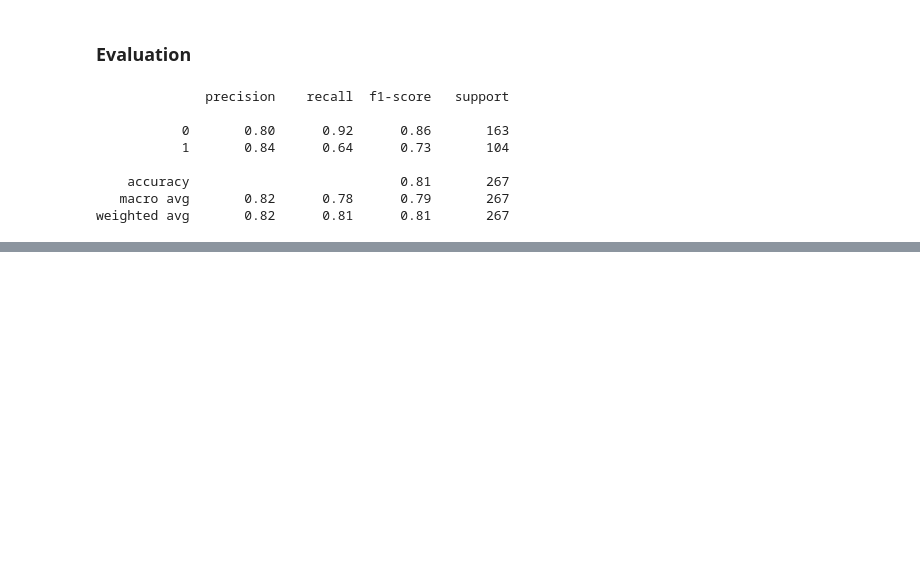
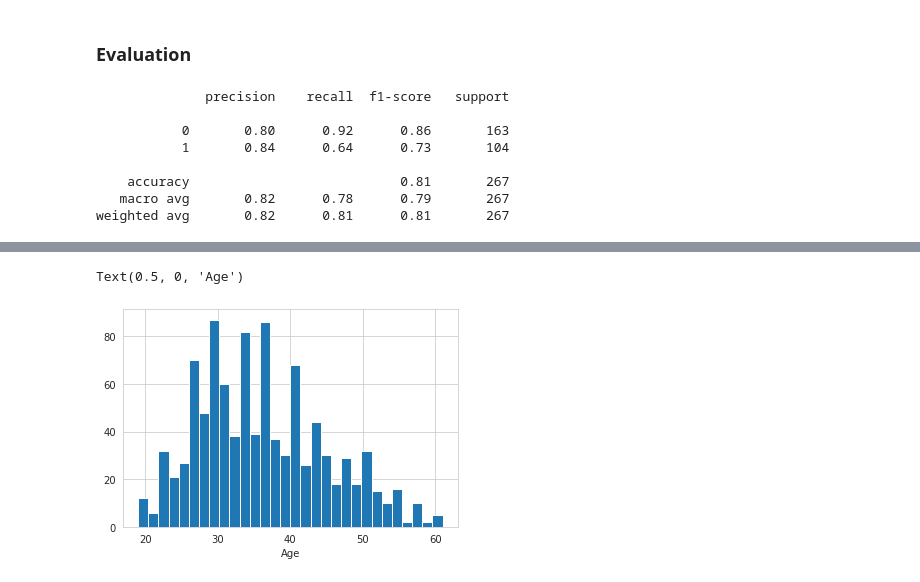
Before and after one commit to AbdullahTabassam/LogisticRegression, a Jupyter notebook: Classification_Task.ipynb, the cells around one changed output, grey strips where cells are left out. Saved outputs shown, nothing was run; the diff lists cells and outputs as text; code cells hidden in the pictures; blank space fills up the shorter version.

```diff
--- a/Classification_Task.ipynb
+++ b/Classification_Task.ipynb
@@ -223,0 +244,2 @@ weighted avg       0.82      0.81      0.81       267
+# %%
+ad_data = pd.read_csv('./advertising.csv') #Delete Here
@@ -223,0 +299,7 @@ weighted avg       0.82      0.81      0.81       267
+# %%
+sns.set_style('whitegrid')
+ad_data['Age'].hist(bins=30)
+plt.xlabel('Age') #del here
+# %% [output]
+Text(0.5, 0, 'Age')
+[figure, added]
```
Also changed, not shown: parts of 16 cells of this notebook.
